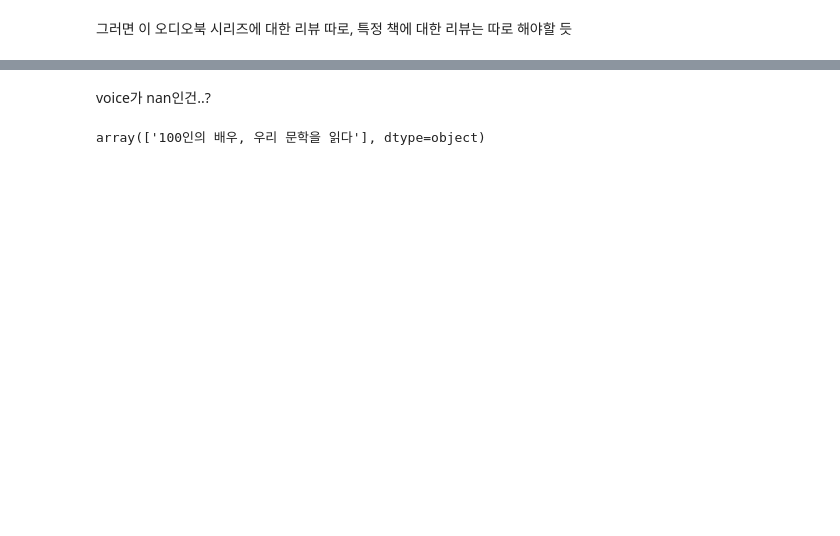
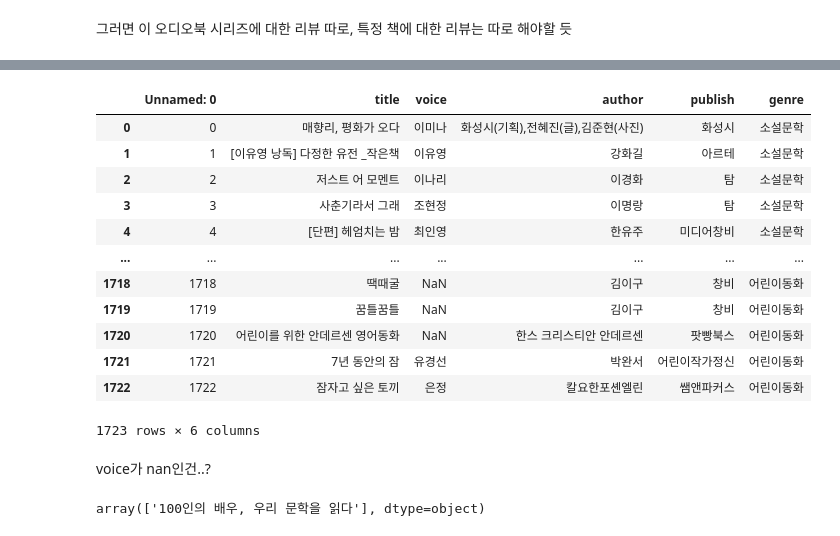
Before and after one commit to dataitgirls4/team_3, a Jupyter notebook: Recommendation_System.ipynb, the cells around one changed output, grey strips where cells are left out. Drawn from its saved outputs; the diff is of its cells as text; code cells hidden in the pictures; blank space fills up the shorter version.

```diff
--- a/Recommendation_System.ipynb
+++ b/Recommendation_System.ipynb
@@ -81,3 +81,19 @@ raw
+# %%
+all_book
+# %% [output]
+|  | Unnamed: 0 | title | voice | author | publish | genre |
+| 0 | 0 | 매향리, 평화가 오다 | 이미나 | 화성시(기획),전혜진(글),김준현(사진) | 화성시 | 소설문학 |
+| 1 | 1 | [이유영 낭독] 다정한 유전 _작은책 | 이유영 | 강화길 | 아르테 | 소설문학 |
+| 2 | 2 | 저스트 어 모멘트 | 이나리 | 이경화 | 탐 | 소설문학 |
+| 3 | 3 | 사춘기라서 그래 | 조현정 | 이명랑 | 탐 | 소설문학 |
+| 4 | 4 | [단편] 헤엄치는 밤 | 최인영 | 한유주 | 미디어창비 | 소설문학 |
+| ... | ... | ... | ... | ... | ... | ... |
+| 1718 | 1718 | 땍때굴 | NaN | 김이구 | 창비 | 어린이동화 |
+| 1719 | 1719 | 꿈틀꿈틀 | NaN | 김이구 | 창비 | 어린이동화 |
+| 1720 | 1720 | 어린이를 위한 안데르센 영어동화 | NaN | 한스 크리스티안 안데르센 | 팟빵북스 | 어린이동화 |
+| 1721 | 1721 | 7년 동안의 잠 | 유경선 | 박완서 | 어린이작가정신 | 어린이동화 |
+| 1722 | 1722 | 잠자고 싶은 토끼 | 은정 | 칼요한포셴엘린 | 쌤앤파커스 | 어린이동화 |
+1723 rows × 6 columns
 # %% [markdown]
 voice가 nan인건..?
 # %%
```
Also changed, not shown: parts of 6 cells of this notebook.
